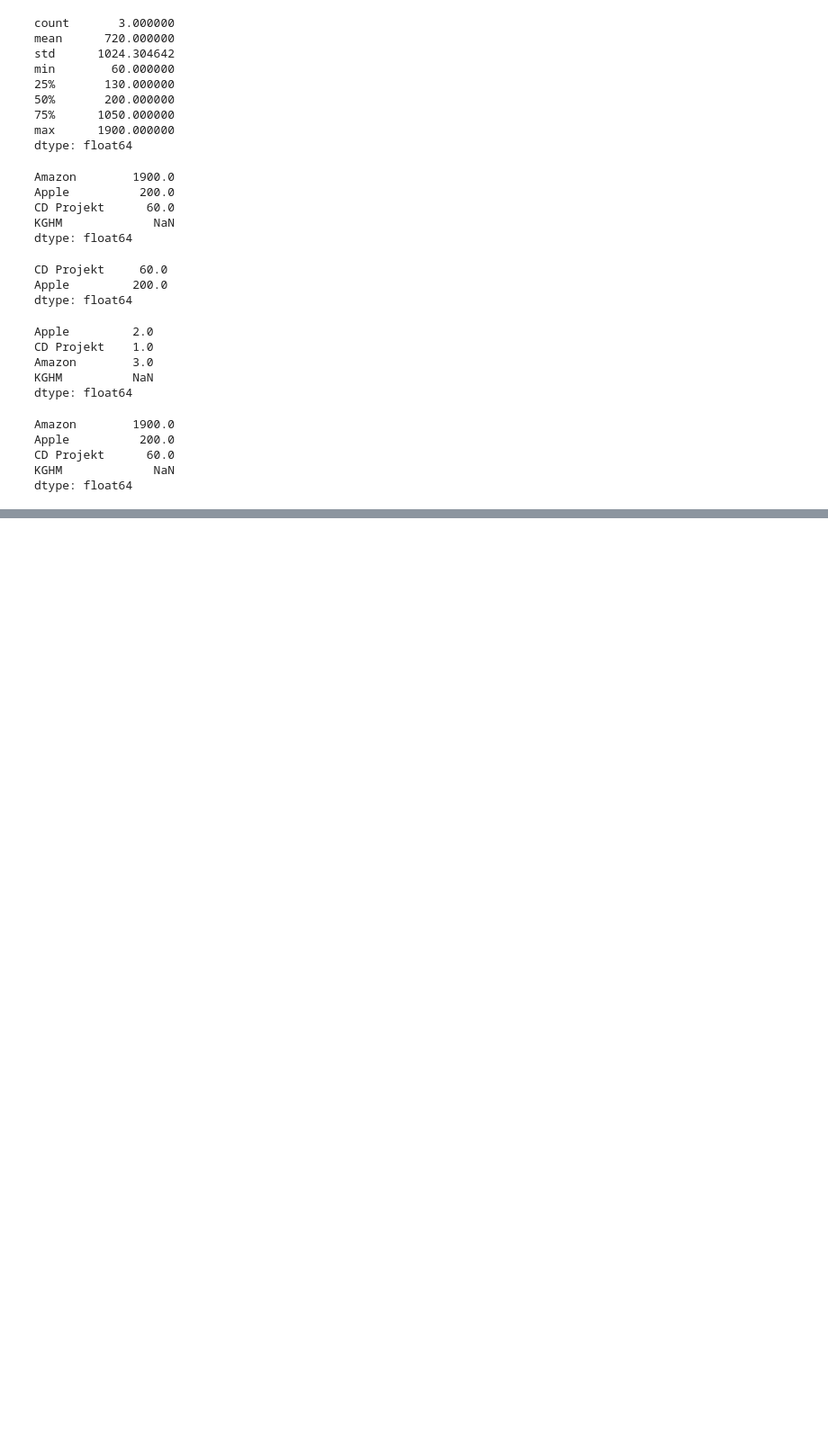
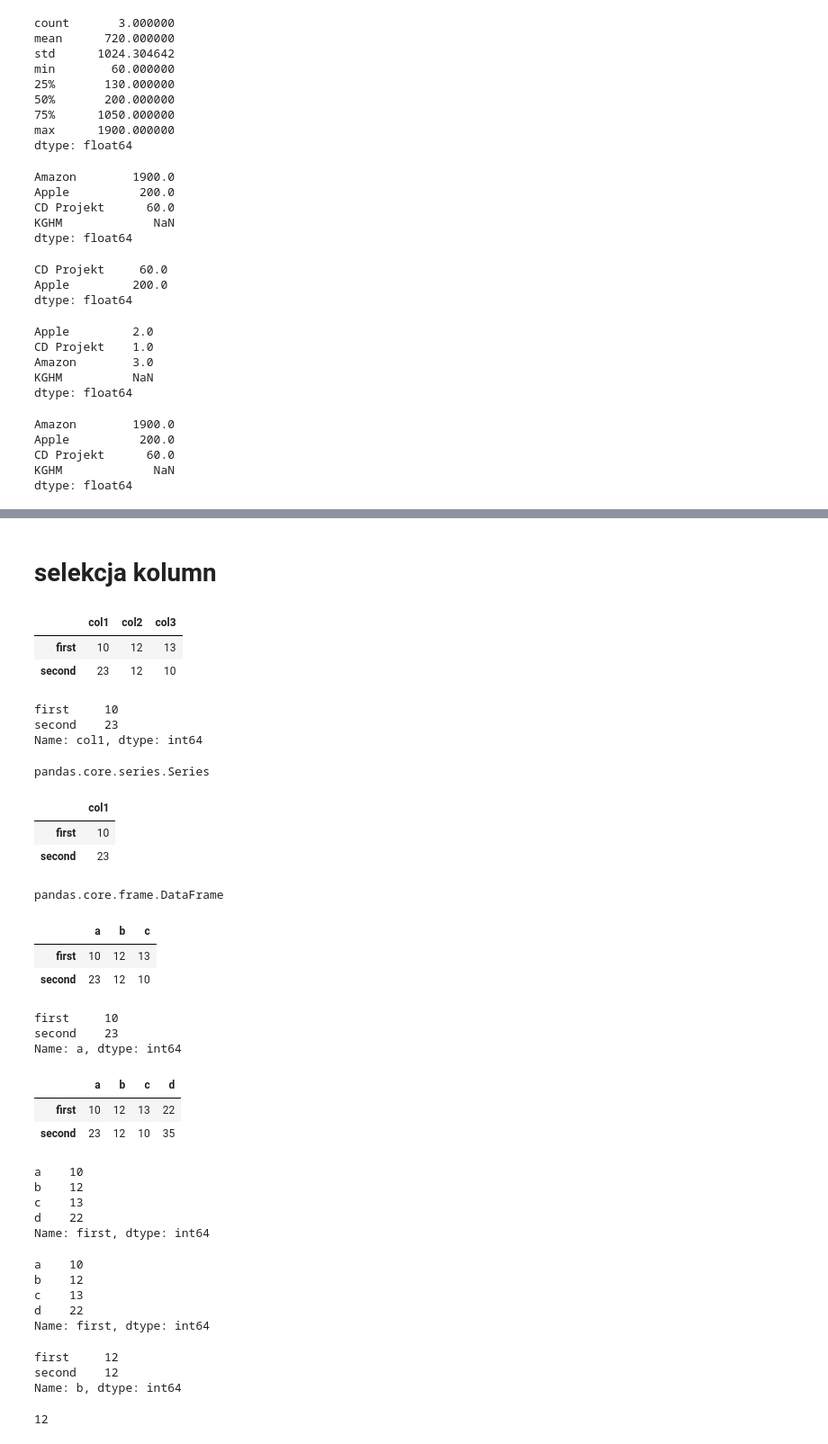
Before and after one commit to gabin0918/Test, a Jupyter notebook: pandas/pandasIntro.ipynb, the cells around one changed output, grey strips where cells are left out. Shown: that part at 90% size. Saved outputs shown, nothing was run; the diff lists cells and outputs as text; code cells hidden in the pictures; blank space fills up the shorter version.

```diff
--- a/pandas/pandasIntro.ipynb
+++ b/pandas/pandasIntro.ipynb
@@ -212,0 +282,76 @@ dtype: float64
+# %% [markdown]
+# selekcja kolumn
+# %%
+df
+# %% [output]
+|  | col1 | col2 | col3 |
+| first | 10 | 12 | 13 |
+| second | 23 | 12 | 10 |
+# %%
+df['col1']
+# %% [output]
+first     10
+second    23
+Name: col1, dtype: int64
+# %%
+type(df['col1'])
+# %% [output]
+pandas.core.series.Series
+# %%
+df[['col1']]
+# %% [output]
+|  | col1 |
+| first | 10 |
+| second | 23 |
+# %%
+type(df[['col1']])
+# %% [output]
+pandas.core.frame.DataFrame
+# %%
+df.columns = ['a','b','c']
+df
+# %% [output]
+|  | a | b | c |
+| first | 10 | 12 | 13 |
+| second | 23 | 12 | 10 |
+# %%
+df.a
+# %% [output]
+first     10
+second    23
+Name: a, dtype: int64
+# %%
+df['d']=df.a + df.b
+# %%
+df
+# %% [output]
+|  | a | b | c | d |
+| first | 10 | 12 | 13 | 22 |
+| second | 23 | 12 | 10 | 35 |
+# %%
+df.loc['first']
+# %% [output]
+a    10
+b    12
+c    13
+d    22
+Name: first, dtype: int64
+# %%
+df.iloc[0
+        ]
+# %% [output]
+a    10
+b    12
+c    13
+d    22
+Name: first, dtype: int64
+# %%
+df.iloc[:,1]
+# %% [output]
+first     12
+second    12
+Name: b, dtype: int64
+# %%
+df.iloc[0,1]
+# %% [output]
+12
```
Also changed, not shown: parts of 15 cells of this notebook.
